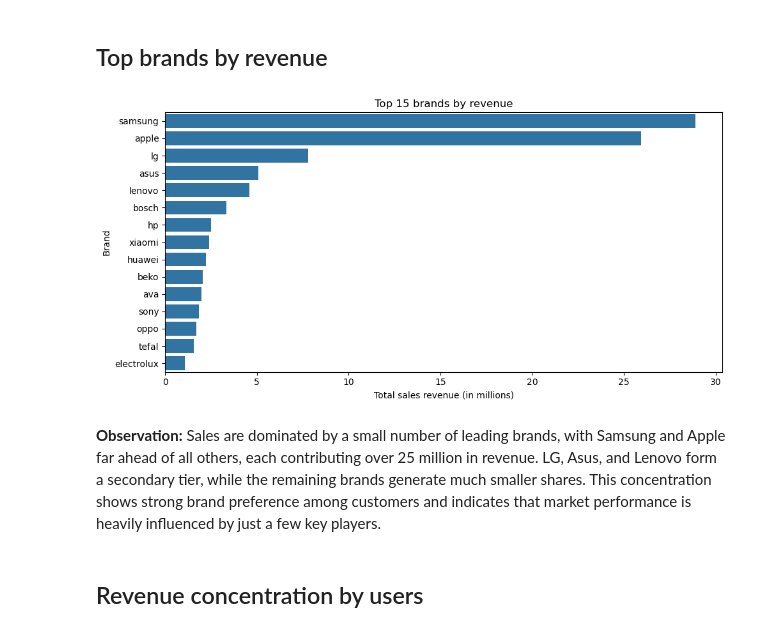
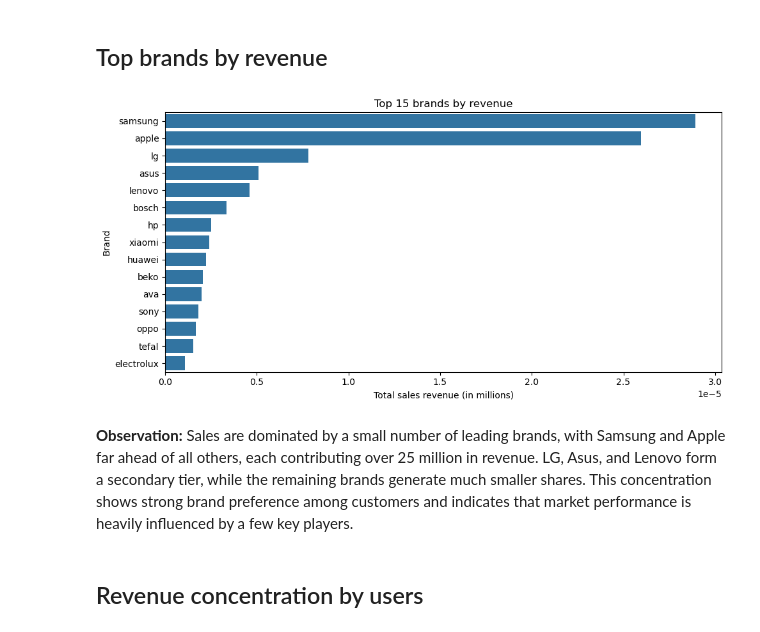
Before and after one commit to ayan978/Customer-Retention-Analysis-and-RFM-Segmentation-in-E-commerce, a Jupyter notebook: notebooks/customer_retention_rfm_segmentation.ipynb, the cells around one changed output. Drawn from its saved outputs; the diff is of its cells as text; code cells hidden in the pictures.

```diff
--- a/notebooks/customer_retention_rfm_segmentation.ipynb
+++ b/notebooks/customer_retention_rfm_segmentation.ipynb
@@ -481,20 +481,28 @@ plt.show()
 ## Top brands by revenue
 # %%
 ## Top 15 brands by revenue (in millions)
+brand_rev = (
+    df_uid[df_uid["brand"] != "unknown"]
+      .groupby("brand")["price"]
+      .sum()
+      .sort_values(ascending=False)
+      .head(15) / 1e6
+)
+
 
 brand_rev_m = brand_rev / 1e6  # scale to millions
 
 plt.figure(figsize=(10,5))
 sns.barplot(x=brand_rev_m.values, y=brand_rev_m.index)
 plt.xlabel("Total sales revenue (in millions)")
 plt.ylabel("Brand")
 plt.title("Top 15 brands by revenue")
 plt.tight_layout()
 plt.show()
 # %% [output]
-[figure, old version]
+[figure, new version]
 # %% [markdown]
-**Observation:** Sales are dominated by a small number of leading brands, with Samsung and Apple far ahead of all others, each contributing over 25 million in revenue. LG, Asus, and Lenovo form a secondary tier, while the remaining brands generate much smaller shares. This concentration shows strong brand preference among customers and indicates that market performance is heavily influenced by just a few key players.
+**Observation:** Sales are dominated by a small number of leading brands, with Samsung and Apple far ahead of all others, each contributing over 25 million in revenue. LG, Asus, and Lenovo form a secondary tier, while the remaining brands generate much smaller shares. This concentration shows strong brand preference among customers and indicates that market performance is heavily influenced by a few key players.
 # %% [markdown]
 ## Revenue concentration by users
 # %%
```
Also changed, not shown: parts of 13 cells of this notebook.
